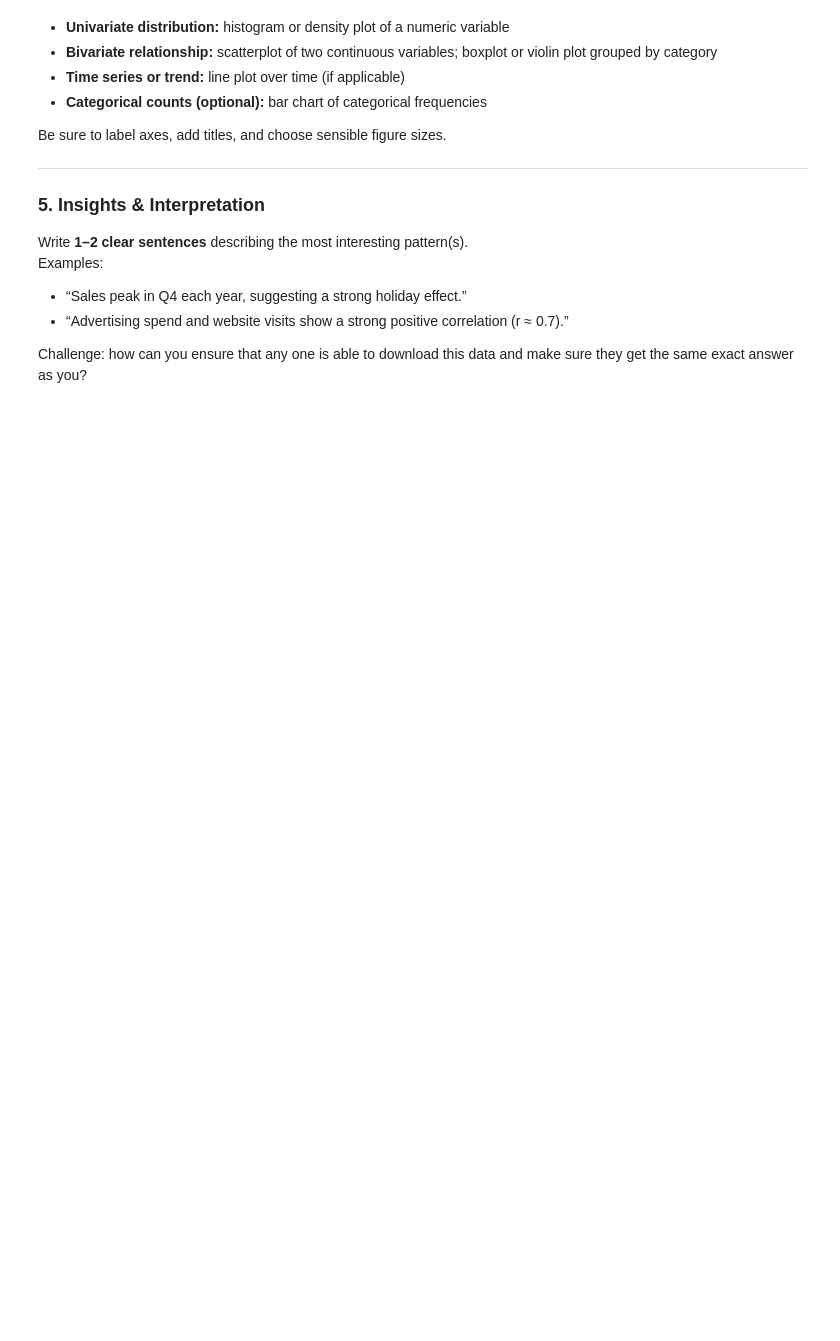
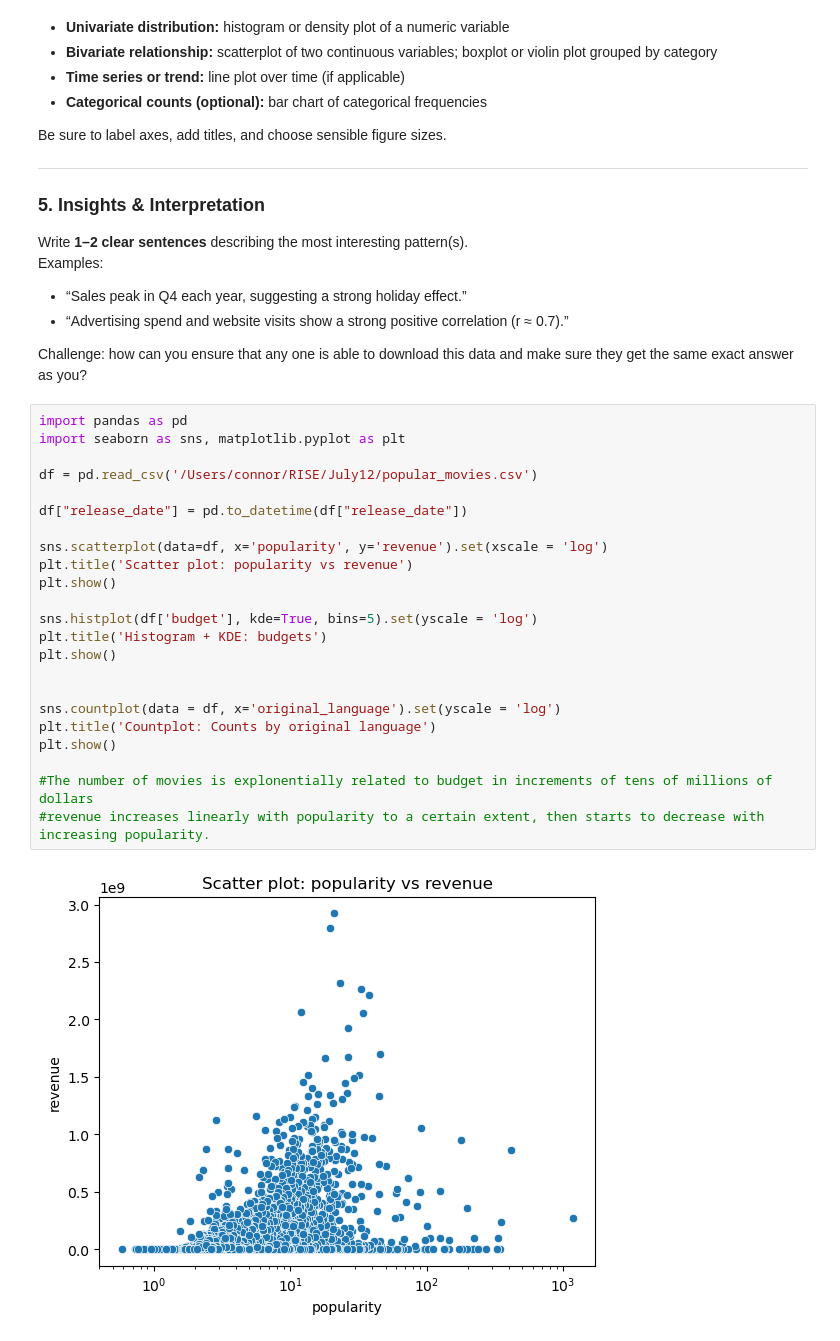
Before and after one commit to Clee2951/RISE, a Jupyter notebook: July12/Pivot_lab_July_15.ipynb, the cells around one changed output. Drawn from its saved outputs; the diff is of its cells as text; blank space fills up the shorter version.

```diff
--- a/July12/Pivot_lab_July_15.ipynb
+++ b/July12/Pivot_lab_July_15.ipynb
@@ -883,3 +883,28 @@ Examples:
 
 
 Challenge: how can you ensure that any one is able to download this data and make sure they get the same exact answer as you?
+# %%
+import pandas as pd
+import seaborn as sns, matplotlib.pyplot as plt
+
+df = pd.read_csv('/Users/connor/RISE/July12/popular_movies.csv')
+
+df["release_date"] = pd.to_datetime(df["release_date"])
+
+sns.scatterplot(data=df, x='popularity', y='revenue').set(xscale = 'log')
+plt.title('Scatter plot: popularity vs revenue')
+plt.show()
+
+sns.histplot(df['budget'], kde=True, bins=5).set(yscale = 'log')
+plt.title('Histogram + KDE: budgets')
+plt.show()
+
+
+sns.countplot(data = df, x='original_language').set(yscale = 'log')
+plt.title('Countplot: Counts by original language')
+plt.show()
+
+#The number of movies is explonentially related to budget in increments of tens of millions of dollars
+#revenue increases linearly with popularity to a certain extent, then starts to decrease with increasing popularity.
+# %% [output]
+[figure, added]
```
Also changed, not shown: parts of 1 cell of this notebook.
